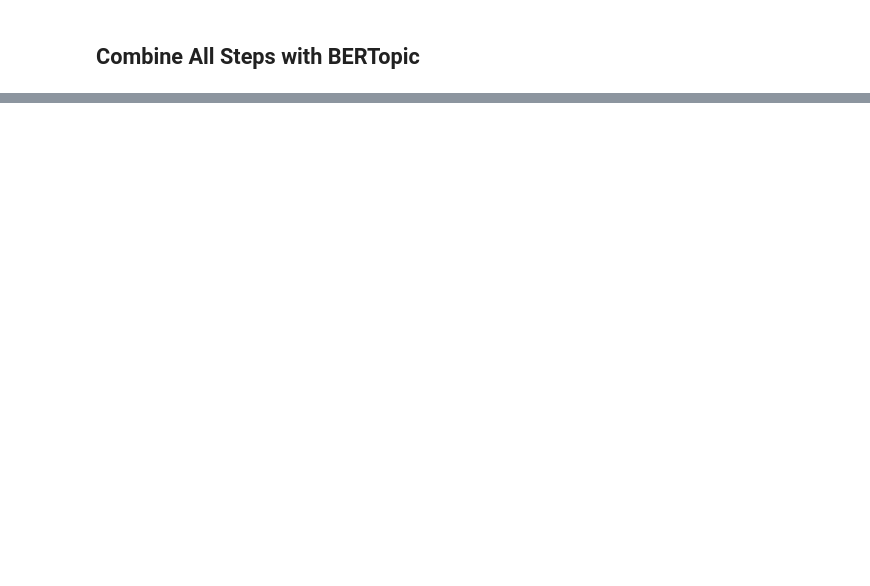
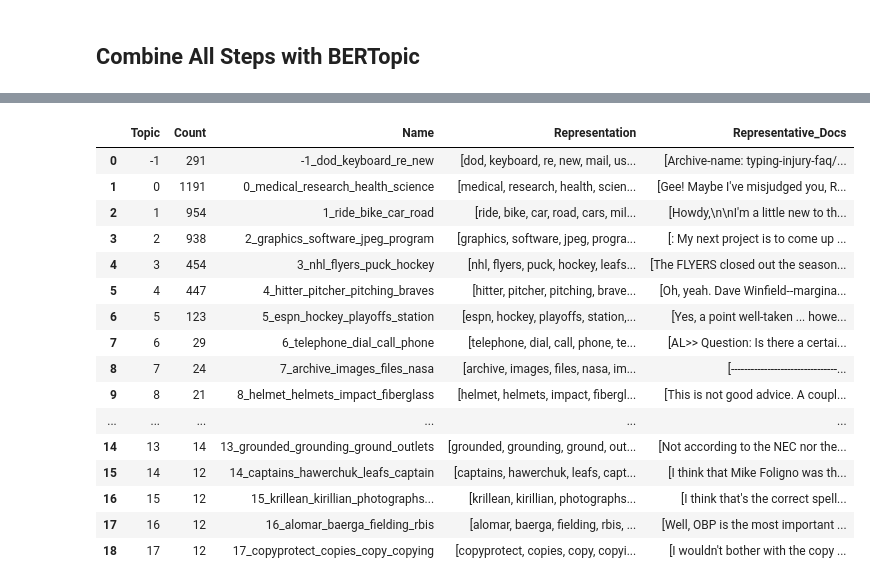
Before and after one commit to nuitrcs/AI_Week_Topic_Modeling, a Jupyter notebook: BERTopic-demo.ipynb, the cells around one changed output, grey strips where cells are left out. Saved outputs shown, nothing was run; the diff lists cells and outputs as text; code cells hidden in the pictures; blank space fills up the shorter version.

```diff
--- a/BERTopic-demo.ipynb
+++ b/BERTopic-demo.ipynb
@@ -162,7 +205,7 @@ for label in np.unique(hdbscan_model.labels_):
 from bertopic.representation import KeyBERTInspired
 
 # set random seed for reproducibility
-seed = 54382
+seed = 42
 
 # embedding model
 embedding_model = SentenceTransformer("all-MiniLM-L6-v2") # all-MiniLM-L6-v2 is name of pretrained model
@@ -171,7 +214,7 @@ embedding_model = SentenceTransformer("all-MiniLM-L6-v2") # all-MiniLM-L6-v2 is
 umap_model = UMAP(n_components=2, n_neighbors = 15, metric="cosine", random_state=seed)
 
 # initialize HDBSCAN model
-hdbscan_model = HDBSCAN(min_cluster_size=15, min_samples=1, cluster_selection_epsilon=0.165)
+hdbscan_model = HDBSCAN(min_cluster_size=12, min_samples=5, cluster_selection_epsilon=0.2)
 
 # representation model
 representation_model = KeyBERTInspired()
@@ -190,3 +233,4 @@ topic_model.fit(docs)
 
 # get the topic information
 topic_model.get_topic_info()
+# %% [output]
@@ -192,0 +245,17 @@ topic_model.get_topic_info()
+|  | Topic | Count | Name | Representation | Representative_Docs |
+| 0 | -1 | 291 | -1_dod_keyboard_re_new | [dod, keyboard, re, new, mail, us... | [Archive-name: typing-injury-faq/... |
+| 1 | 0 | 1191 | 0_medical_research_health_science | [medical, research, health, scien... | [Gee! Maybe I've misjudged you, R... |
+| 2 | 1 | 954 | 1_ride_bike_car_road | [ride, bike, car, road, cars, mil... | [Howdy,\n\nI'm a little new to th... |
+| 3 | 2 | 938 | 2_graphics_software_jpeg_program | [graphics, software, jpeg, progra... | [: My next project is to come up ... |
+| 4 | 3 | 454 | 3_nhl_flyers_puck_hockey | [nhl, flyers, puck, hockey, leafs... | [The FLYERS closed out the season... |
+| 5 | 4 | 447 | 4_hitter_pitcher_pitching_braves | [hitter, pitcher, pitching, brave... | [Oh, yeah. Dave Winfield--margina... |
+| 6 | 5 | 123 | 5_espn_hockey_playoffs_station | [espn, hockey, playoffs, station,... | [Yes, a point well-taken ... howe... |
+| 7 | 6 | 29 | 6_telephone_dial_call_phone | [telephone, dial, call, phone, te... | [AL>> Question: Is there a certai... |
+| 8 | 7 | 24 | 7_archive_images_files_nasa | [archive, images, files, nasa, im... | [--------------------------------... |
+| 9 | 8 | 21 | 8_helmet_helmets_impact_fiberglass | [helmet, helmets, impact, fibergl... | [This is not good advice. A coupl... |
+| ... | ... | ... | ... | ... | ... |
+| 14 | 13 | 14 | 13_grounded_grounding_ground_outlets | [grounded, grounding, ground, out... | [Not according to the NEC nor the... |
+| 15 | 14 | 12 | 14_captains_hawerchuk_leafs_captain | [captains, hawerchuk, leafs, capt... | [I think that Mike Foligno was th... |
+| 16 | 15 | 12 | 15_krillean_kirillian_photographs... | [krillean, kirillian, photographs... | [I think that's the correct spell... |
+| 17 | 16 | 12 | 16_alomar_baerga_fielding_rbis | [alomar, baerga, fielding, rbis, ... | [Well, OBP is the most important ... |
+| 18 | 17 | 12 | 17_copyprotect_copies_copy_copying | [copyprotect, copies, copy, copyi... | [I wouldn't bother with the copy ... |
```
Also changed, not shown: parts of 17 cells of this notebook, 7 other files.
